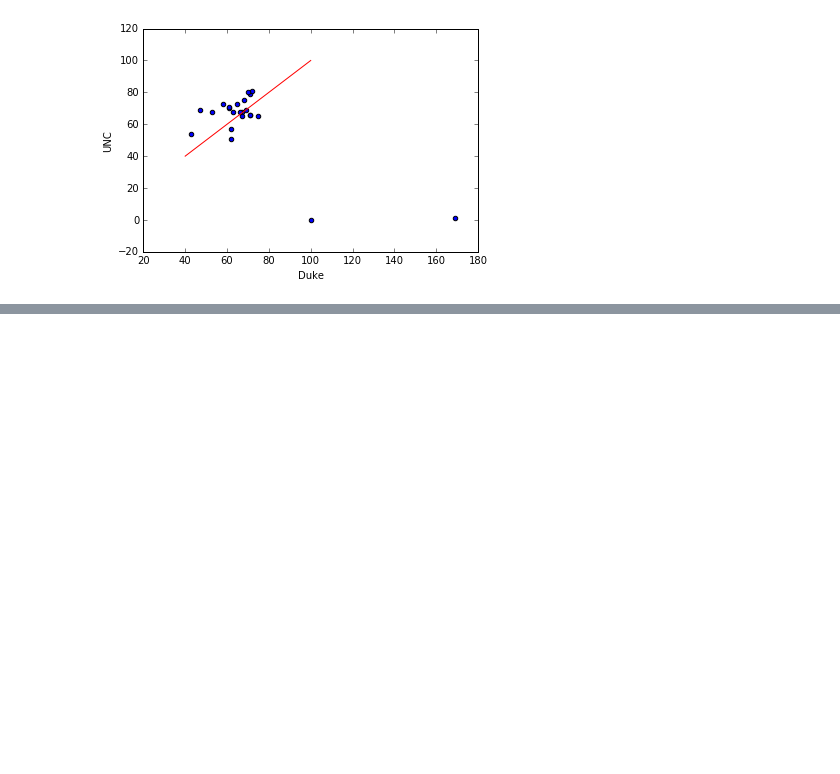
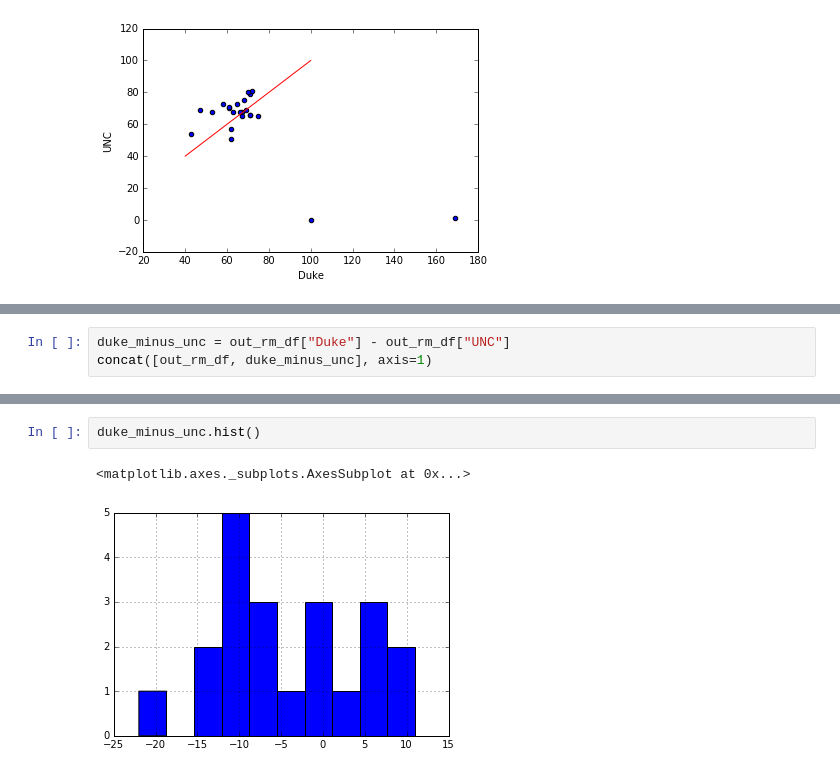
Before and after one commit to cczysz/nc-bb, a Jupyter notebook: SmithBasketball.ipynb, the cells around one changed output, grey strips where cells are left out. Drawn from its saved outputs; the diff is of its cells as text; blank space fills up the shorter version.

```diff
--- a/SmithBasketball.ipynb
+++ b/SmithBasketball.ipynb
@@ -104,0 +123,3 @@ concat([alldf, duke_minus_unc], axis=1)
+# %%
+duke_minus_unc = out_rm_df["Duke"] - out_rm_df["UNC"]
+concat([out_rm_df, duke_minus_unc], axis=1)
@@ -104,0 +144,5 @@ concat([alldf, duke_minus_unc], axis=1)
+# %%
+duke_minus_unc.hist()
+# %% [output]
+<matplotlib.axes._subplots.AxesSubplot at 0x...>
+[figure, added]
```
Also changed, not shown: parts of 10 cells of this notebook.
